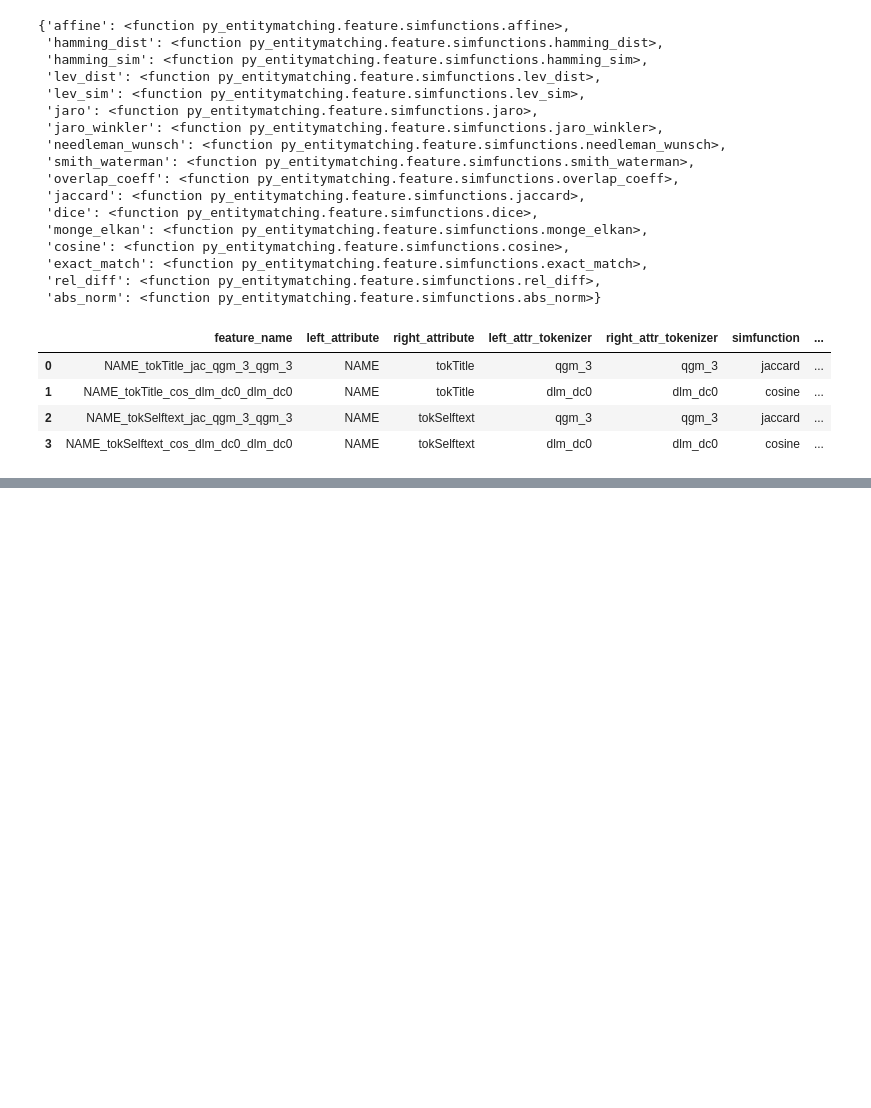
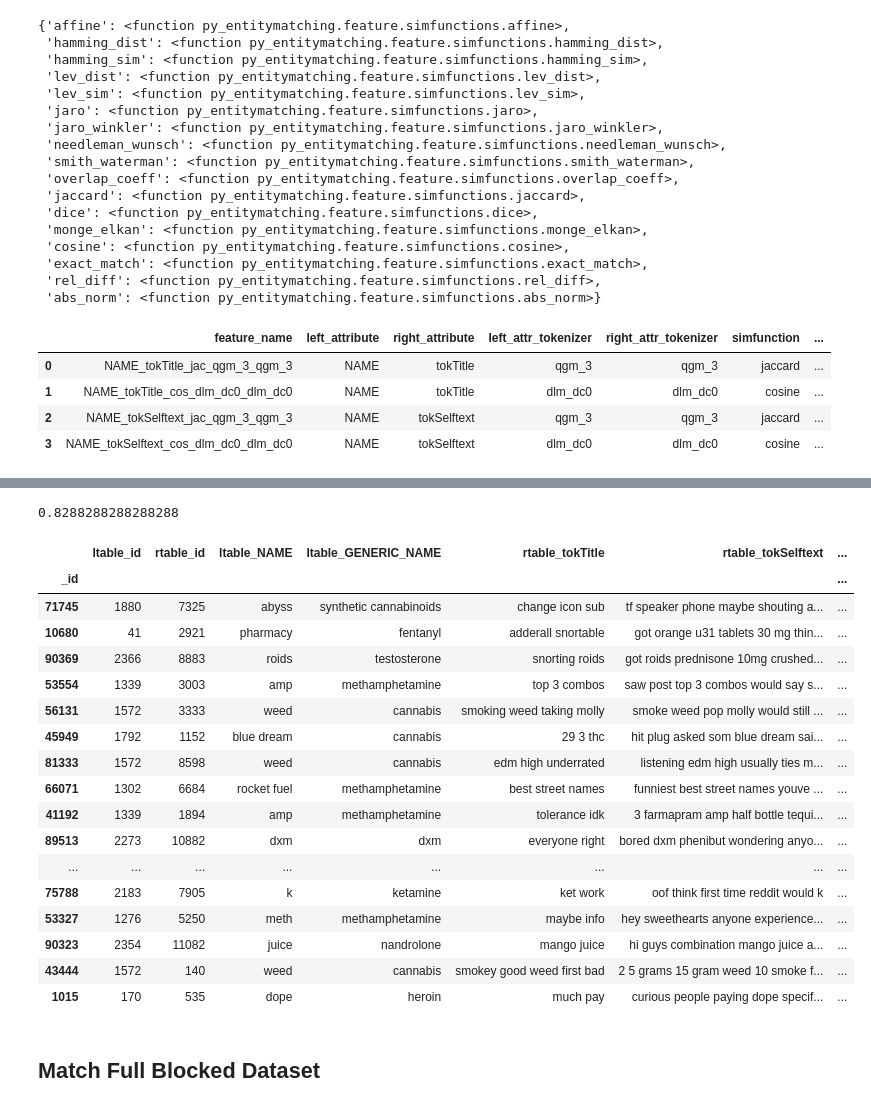
Before and after one commit to raulgiovannymartinez/Drug-Epidemic-Tracking-With-Social-Media, a Jupyter notebook: reddit_matching.ipynb, the cells around one changed output, grey strips where cells are left out. Cells and saved outputs as stored; diff of their text form; code cells hidden in the pictures; blank space fills up the shorter version.

Commit message:
Added reddit_matching notebook and associated files

```diff
--- a/reddit_matching.ipynb
+++ b/reddit_matching.ipynb
@@ -308,0 +449,8 @@ C2
+# %%
+# Generic name is in Reddit text
+def generic_in_text(x, y):
+    x = x['GENERIC_NAME']
+    y = y['tokTitle'] + ' ' + y['tokSelftext']
+    return int(x in y)
+# %%
+em.add_blackbox_feature(F, 'generic_in_text', generic_in_text)
@@ -308,0 +474,3 @@ C2
+# %%
+# Remove id based features
+F = F[~F['feature_name'].str.contains('id')].copy().reset_index(drop=True)
@@ -308,0 +558,6 @@ C2
+# %%
+# Test
+test = em.extract_feature_vecs(J,
+                               feature_table=F,
+                               attrs_after='gold_label',
+                               show_progress=False)
@@ -308,0 +589,29 @@ C2
+# %%
+# Test Accuracy
+(TP+TN)/(P+N)
+# %% [output]
+0.8288288288288288
+# %%
+# Check what the matcher misclassified
+G.set_index('_id').loc[test[test['gold_label'] != test['prediction']]['_id']]
+# %% [output]
+|  | ltable_id | rtable_id | ltable_NAME | ltable_GENERIC_NAME | rtable_tokTitle | rtable_tokSelftext | ... |
+| _id |  |  |  |  |  |  | ... |
+| 71745 | 1880 | 7325 | abyss | synthetic cannabinoids | change icon sub | tf speaker phone maybe shouting a... | ... |
+| 10680 | 41 | 2921 | pharmacy | fentanyl | adderall snortable | got orange u31 tablets 30 mg thin... | ... |
+| 90369 | 2366 | 8883 | roids | testosterone | snorting roids | got roids prednisone 10mg crushed... | ... |
+| 53554 | 1339 | 3003 | amp | methamphetamine | top 3 combos | saw post top 3 combos would say s... | ... |
+| 56131 | 1572 | 3333 | weed | cannabis | smoking weed taking molly | smoke weed pop molly would still ... | ... |
+| 45949 | 1792 | 1152 | blue dream | cannabis | 29 3 thc | hit plug asked som blue dream sai... | ... |
+| 81333 | 1572 | 8598 | weed | cannabis | edm high underrated | listening edm high usually ties m... | ... |
+| 66071 | 1302 | 6684 | rocket fuel | methamphetamine | best street names | funniest best street names youve ... | ... |
+| 41192 | 1339 | 1894 | amp | methamphetamine | tolerance idk | 3 farmapram amp half bottle tequi... | ... |
+| 89513 | 2273 | 10882 | dxm | dxm | everyone right | bored dxm phenibut wondering anyo... | ... |
+| ... | ... | ... | ... | ... | ... | ... | ... |
+| 75788 | 2183 | 7905 | k | ketamine | ket work | oof think first time reddit would k | ... |
+| 53327 | 1276 | 5250 | meth | methamphetamine | maybe info | hey sweethearts anyone experience... | ... |
+| 90323 | 2354 | 11082 | juice | nandrolone | mango juice | hi guys combination mango juice a... | ... |
+| 43444 | 1572 | 140 | weed | cannabis | smokey good weed first bad | 2 5 grams 15 gram weed 10 smoke f... | ... |
+| 1015 | 170 | 535 | dope | heroin | much pay | curious people paying dope specif... | ... |
+# %% [markdown]
+## Match Full Blocked Dataset
```
Also changed, not shown: parts of 105 cells of this notebook, 4 other files.
